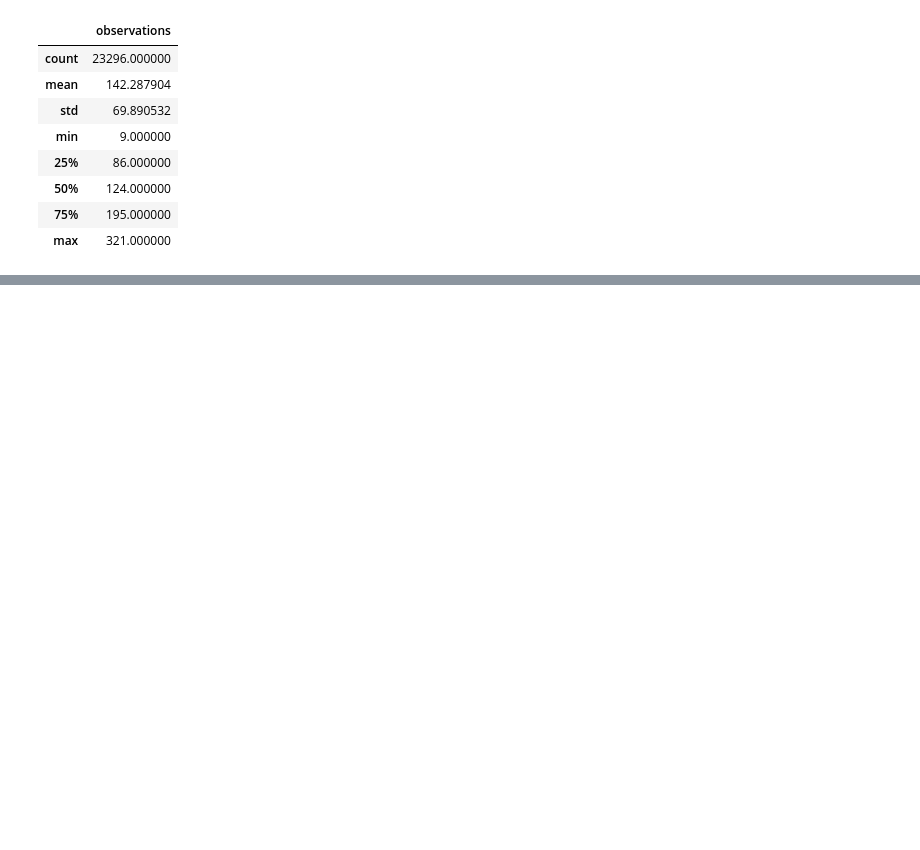
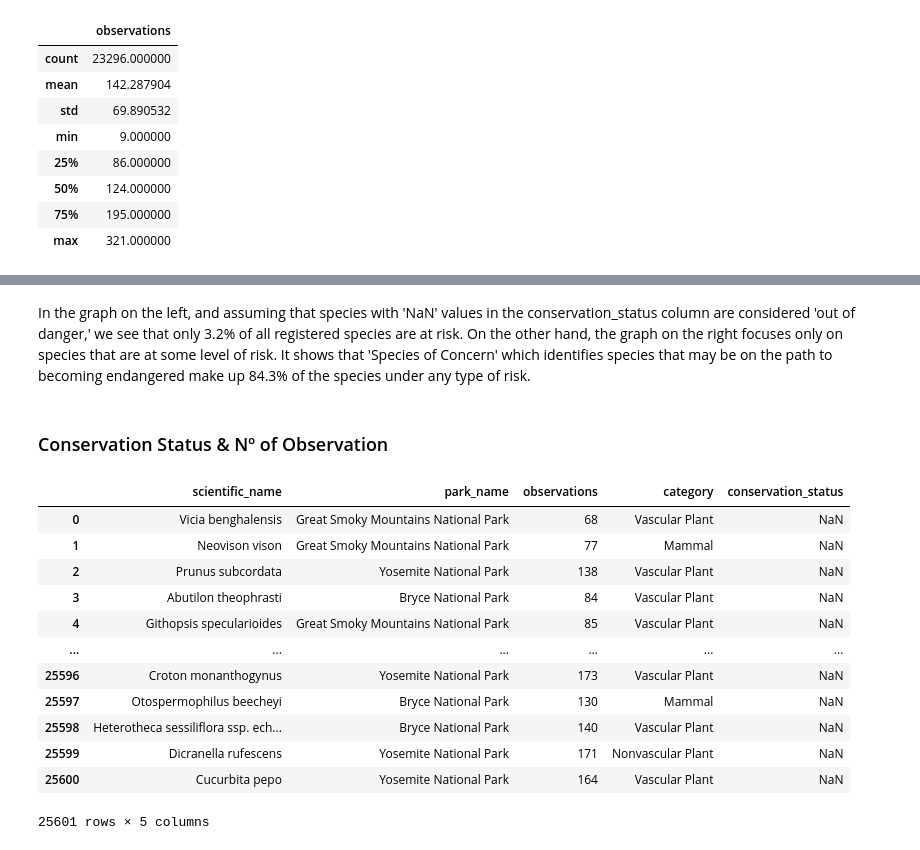
Before and after one commit to raserr11/Biodiversity-Course-Project, a Jupyter notebook: biodiversity.ipynb, the cells around one changed output, grey strips where cells are left out. Saved outputs shown, nothing was run; the diff lists cells and outputs as text; code cells hidden in the pictures; blank space fills up the shorter version.

```diff
--- a/biodiversity.ipynb
+++ b/biodiversity.ipynb
@@ -44,0 +139,22 @@ species_df.head()
+# %% [markdown]
+In the graph on the left, and assuming that species with 'NaN' values in the conservation_status column are considered 'out of danger,' we see that only 3.2% of all registered species are at risk. On the other hand, the graph on the right focuses only on species that are at some level of risk. It shows that 'Species of Concern' which identifies species that may be on the path to becoming endangered make up 84.3% of the species under any type of risk.
+# %% [markdown]
+### Conservation Status & Nº of Observation
+# %%
+# Merge original DataFrames to extract total observations per category
+merged_df = pd.merge(observations_df, species_df[['scientific_name', 'category', 'conservation_status']], on='scientific_name', how='left')
+merged_df
+# %% [output]
+|  | scientific_name | park_name | observations | category | conservation_status |
+| 0 | Vicia benghalensis | Great Smoky Mountains National Park | 68 | Vascular Plant | NaN |
+| 1 | Neovison vison | Great Smoky Mountains National Park | 77 | Mammal | NaN |
+| 2 | Prunus subcordata | Yosemite National Park | 138 | Vascular Plant | NaN |
+| 3 | Abutilon theophrasti | Bryce National Park | 84 | Vascular Plant | NaN |
+| 4 | Githopsis specularioides | Great Smoky Mountains National Park | 85 | Vascular Plant | NaN |
+| ... | ... | ... | ... | ... | ... |
+| 25596 | Croton monanthogynus | Yosemite National Park | 173 | Vascular Plant | NaN |
+| 25597 | Otospermophilus beecheyi | Bryce National Park | 130 | Mammal | NaN |
+| 25598 | Heterotheca sessiliflora ssp. ech... | Bryce National Park | 140 | Vascular Plant | NaN |
+| 25599 | Dicranella rufescens | Yosemite National Park | 171 | Nonvascular Plant | NaN |
+| 25600 | Cucurbita pepo | Yosemite National Park | 164 | Vascular Plant | NaN |
+25601 rows × 5 columns
```
Also changed, not shown: parts of 33 cells of this notebook, 1 other file.
